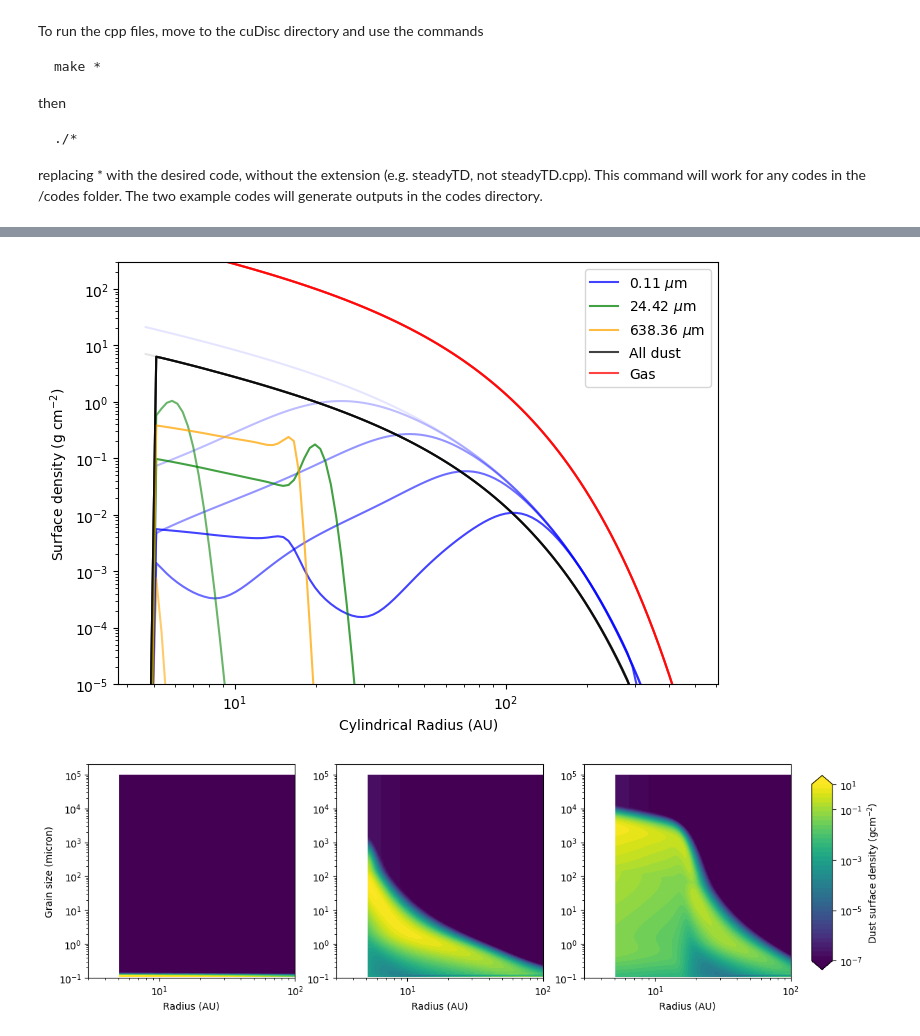
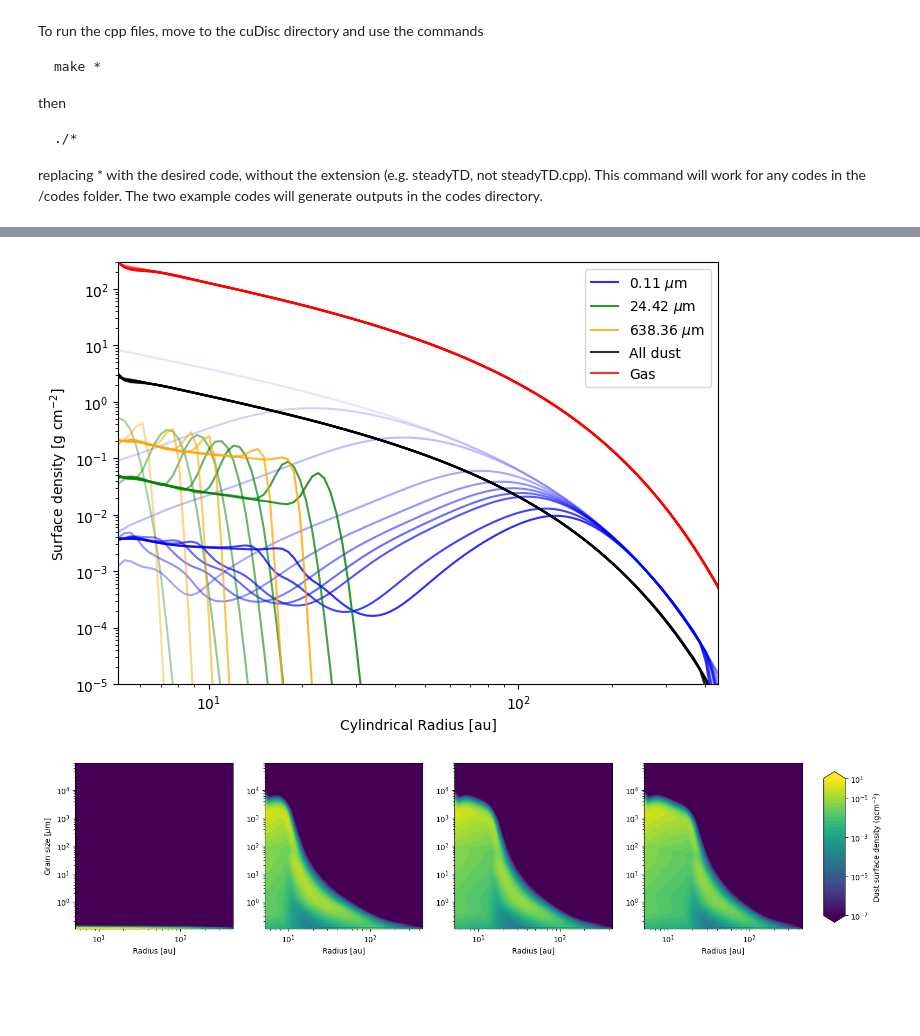
Before and after one commit to cuDisc/cuDisc, a Jupyter notebook: codes/python/disc_plotter.ipynb, the cells around one changed output, grey strips where cells are left out. Drawn from its saved outputs; the diff is of its cells as text; code cells hidden in the pictures; blank space fills up the shorter version.

```diff
--- a/codes/python/disc_plotter.ipynb
+++ b/codes/python/disc_plotter.ipynb
@@ -19,10 +19,20 @@ import numpy as np
 import matplotlib.pyplot as plt
 
 """
-Import 2D cuDisc run (steadyTD.cpp)
+Import 2D cuDisc run
 """
 
-sim = CuDiscModel("../outputs/isoPD")
+def calc_sig_dust(g, dust, sizes):
+    sig_d_tot = np.zeros((g.R.shape[0], dust.rho.shape[0]))
+    Z_e = g.R_c[:,None] * g.tan_th_e
+
+    sig_d = 2.*np.sum(sizes.m_c[None,None,None,:] * dust.rho[:,:,2:-2,:] / np.diff(sizes.m_e[None,None,None,:]) * np.diff(Z_e[None,:,2:-2,None],axis=2), axis=2)
+    sig_d_tot = 2.*np.sum(dust.rho[:,:,2:-2,:].sum(-1) * np.diff(Z_e[None,:,2:-2]), axis=2)
+
+    return sig_d, sig_d_tot
+
+
+sim = CuDiscModel("../outputs/radPDdemo")
 
 # Load in grids, densities and temperatures
 
@@ -30,8 +40,10 @@ g = sim.grid
 sizes = sim.load_grain_sizes()
 gas, dust = sim.load_all_prim_data()
 temp = sim.load_all_temp_data()
-#opacs = sim.load_opacity()
+opacs = sim.load_opacity()
 ts = sim.load_output_times()
+
+sig_d, Sig_d = calc_sig_dust(g, dust, sizes)
 # %%
 # Plot dust density
 
@@ -43,9 +55,9 @@ fig, ax = plt.subplots(len(grains), 1, figsize=(7, 3*len(grains)), sharex=True,
 for i in range(len(grains)):
     ax[i].set_aspect("equal")
     con = ax[i].contourf(g.R/au, g.Z/au, np.log10(dust.rho[t_snap,:,:,grains[i]]), np.linspace(-27,-14,50), extend='both')
-    #ax[i].quiver(g.R[::10,:100:10]/au, g.Z[::10,:100:10]/au, (dust.vR[t_snap,::10,:100:10,grains[i]]), (dust.vZ[t_snap,::10,:100:10,grains[i]]), color='white', scale=1000)
-    ax[i].text(10,40, "%1.2f microns"%(sizes.a_c[grains[i]]*1e4), fontsize=16, c='k')
-    ax[i].set_ylabel('Height (AU)')
+    ax[i].quiver(g.R[::10,:100:10]/au, g.Z[::10,:100:10]/au, (dust.vR[t_snap,::10,:100:10,grains[i]]), (dust.vZ[t_snap,::10,:100:10,grains[i]]), color='white', scale=1000)
+    ax[i].set_title("%1.2f $\mu$m"%(sizes.a_c[grains[i]]*1e4), c='k')
+    ax[i].set_ylabel('Height [au]')
 
 
 plt.xlim(5,100)
@@ -63,16 +75,6 @@ plt.show()
 # %%
 # Calculate and plot dust & gas surface density
 
-def calc_sig_dust(g, dust, sizes):
-    sig_d_tot = np.zeros((g.R.shape[0], dust.rho.shape[0]))
-    Z_e = g.R_c[:,None] * g.tan_th_e
-
-    sig_d = 2.*np.sum(sizes.m_c[None,None,None,:] * dust.rho[:,:,2:-2,:] / np.diff(sizes.m_e[None,None,None,:]) * np.diff(Z_e[None,:,2:-2,None],axis=2), axis=2)
-    sig_d_tot = 2.*np.sum(dust.rho[:,:,2:-2,:].sum(-1) * np.diff(Z_e[None,:,2:-2]), axis=2)
-
-    return sig_d, sig_d_tot
-
-sig_d, Sig_d = calc_sig_dust(g, dust, sizes)
 
 plt.figure(figsize=(7,5))
 for i in range(sig_d.shape[0]):
@@ -91,40 +93,40 @@ for i in range(sig_d.shape[0]):
 
 plt.ylim(1e-5, 300)
 
-#plt.xlim(3,19)
-plt.ylabel(r"Surface density (g cm$^{-2}$)")
-plt.xlabel('Cylindrical Radius (AU)')
+plt.xlim(g.R_c[2]/au,g.R_c[-3]/au)
+plt.ylabel(r"Surface density [g cm$^{-2}$]")
+plt.xlabel('Cylindrical Radius [au]')
 plt.legend()
 plt.tight_layout()
 plt.show()
 # %% [output]
-[figure, old version]
+[figure, new version]
 # %%
 # Plot grain size distribution
 
 R_a_grid, a_R_grid = np.meshgrid(g.R_c[2:-2], sizes.a_c, indexing='ij')
 
-t_snaps = [0,-2,-1]
+t_snaps = [0,-3,-2,-1]
 
 fig, ax = plt.subplots(1, len(t_snaps), figsize = (5*len(t_snaps),4), sharex=True)
 
 for i, ti in enumerate(t_snaps):
     con = ax[i].contourf(R_a_grid/au, a_R_grid*1e4, np.log10(sig_d[ti,2:-2,:]+1e-100),np.linspace(-7,0,40), extend='both')
-    ax[i].set_xlabel("Radius (AU)")
-    ax[i].set_ylim(1e-1,2e5)
+    ax[i].set_xlabel("Radius [au]")
+    ax[i].set_ylim(sizes.a_c[0]*1e4,sizes.a_c[-1]*1e4)
     ax[i].set_yscale('log')
 
-ax[0].set_ylabel("Grain size (micron)")
+ax[0].set_ylabel("Grain size [$\mu$m]")
 plt.xscale('log')
 
-plt.xlim(3,100)
+plt.xlim(g.R_c[2]/au,g.R_c[-3]/au)
 fig.subplots_adjust(right=0.8)
 cbar_ax = fig.add_axes([0.82, 0.14, 0.02, 0.7])
 cbar = fig.colorbar(con, cax=cbar_ax)
 cbar.set_ticks(np.arange(-7,2,2))
 cbar.set_ticklabels(["$10^{%d}$"%(x) for x in np.arange(-7,2,2)])
 cbar.set_label(r"Dust surface density (gcm$^{-2}$)")
 
 plt.show()
 # %% [output]
-[figure, old version]
+[figure, new version]
```
Also changed, not shown: parts of 4 cells of this notebook, 1 other file.
